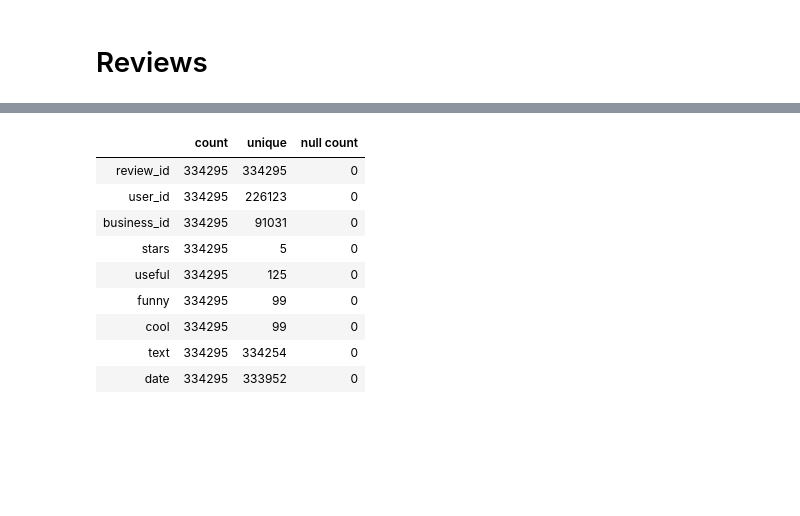
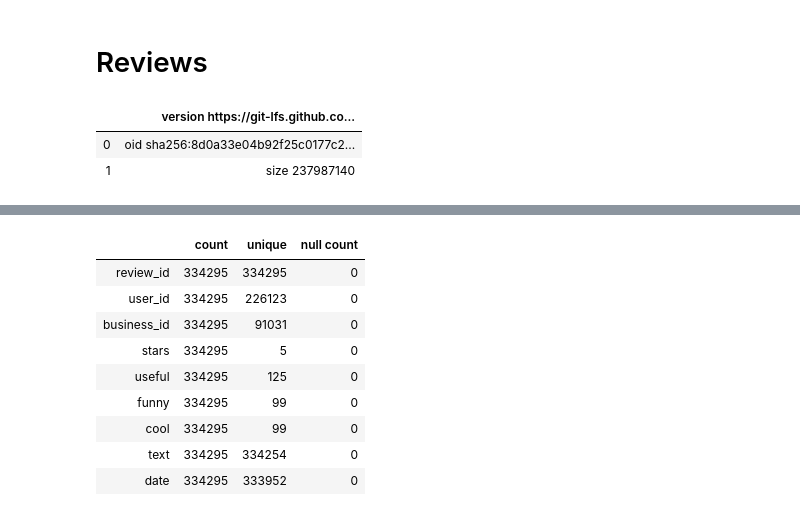
Before and after one commit to wonchankim97/Yelp-Recommender, a Jupyter notebook: eda_wonchan.ipynb, the cells around one changed output, grey strips where cells are left out. Drawn from its saved outputs; the diff is of its cells as text; code cells hidden in the pictures; blank space fills up the shorter version.

```diff
--- a/eda_wonchan.ipynb
+++ b/eda_wonchan.ipynb
@@ -186,9 +222,18 @@ us['elite'].isnull().sum()
 # %% [markdown]
 # Reviews
 # %%
+# with open('yelp_dataset/review.json') as f:
+#     data = [json.loads(line) for line in f]
+# review = pd.DataFrame(data)
+# review
 rv = pd.read_csv('sample_dataset/review_sample.csv')
-rv.rename(columns={'Unnamed: 0':'ix'},inplace=True)
-rv.set_index('ix',inplace=True)
+# rv.rename(columns={'Unnamed: 0':'ix'},inplace=True)
+# rv.set_index('ix',inplace=True)
+rv
+# %% [output]
+|  | version https://git-lfs.github.co... |
+| 0 | oid sha256:8d0a33e04b92f25c0177c2... |
+| 1 | size 237987140 |
 # %%
 rv.head()
 # %% [output]
```
Also changed, not shown: parts of 2 cells of this notebook, 2 other files.
